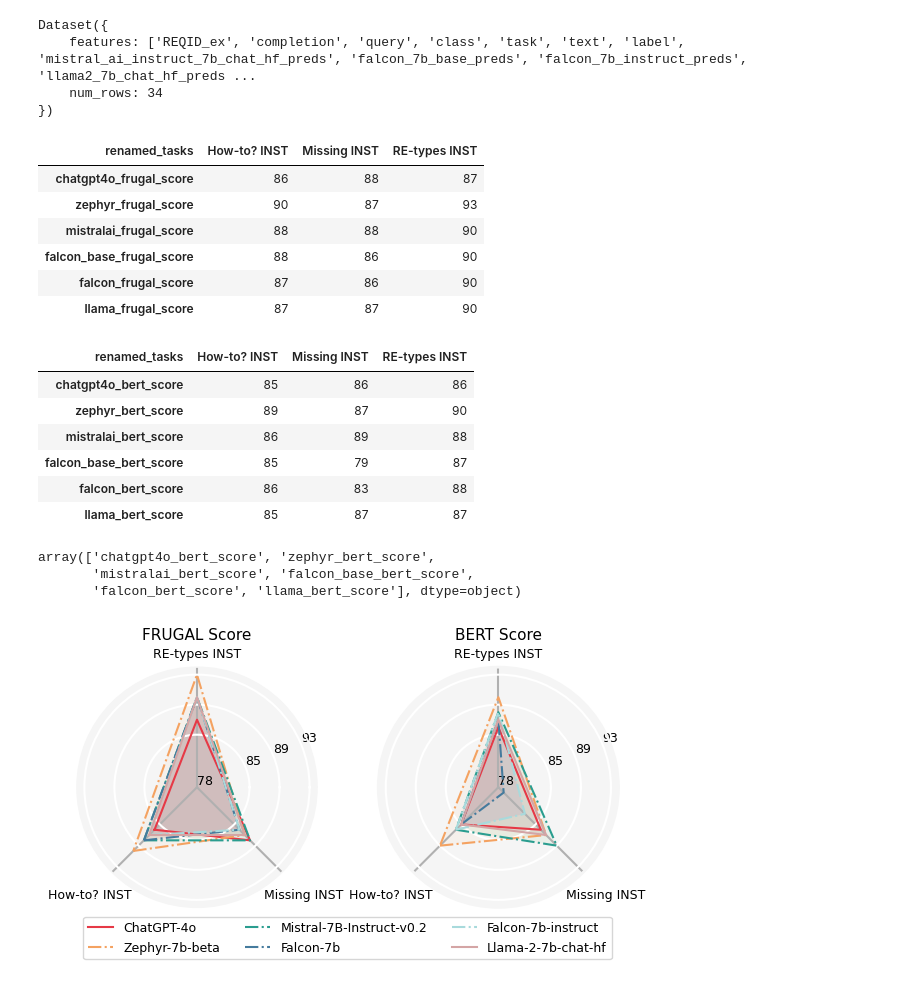
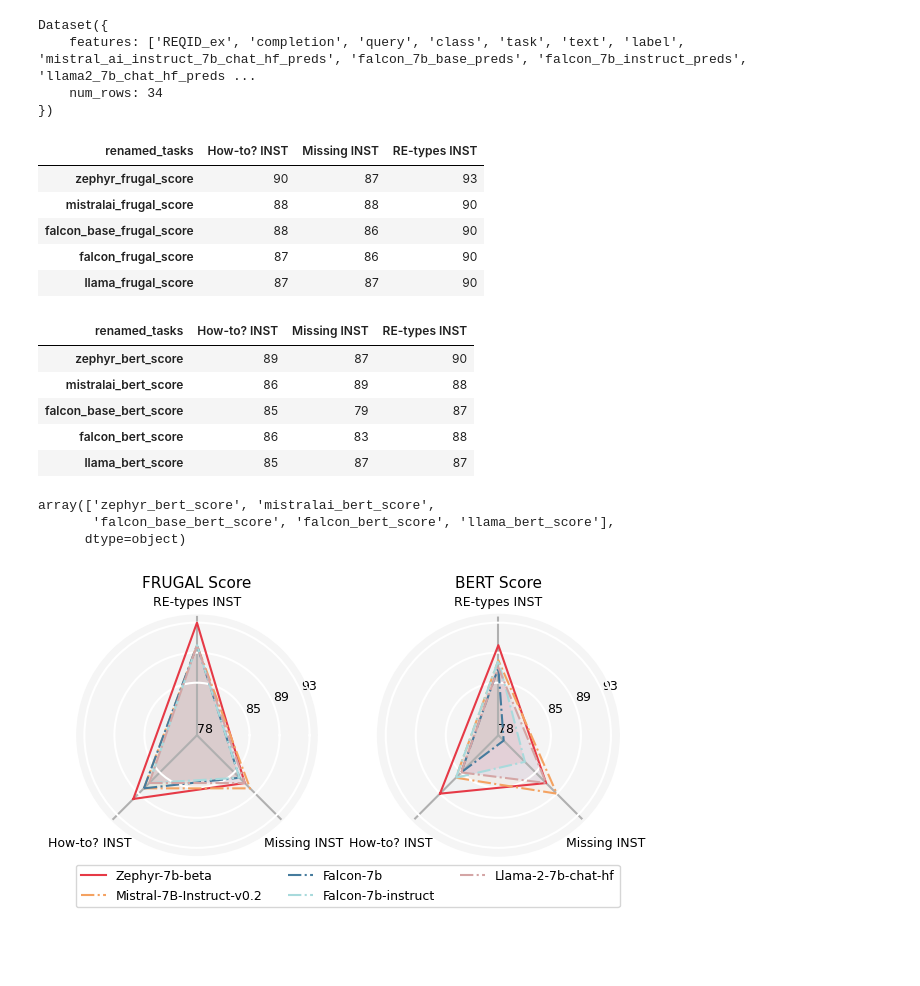
Before and after one commit to kasrahabib/ReqBrain, a Jupyter notebook: evaluations/automated_nlp_evaluations/paper_visualisations.ipynb, the cells around one changed output. Cells and saved outputs as stored; diff of their text form; code cells hidden in the pictures; blank space fills up the shorter version.

```diff
--- a/evaluations/automated_nlp_evaluations/paper_visualisations.ipynb
+++ b/evaluations/automated_nlp_evaluations/paper_visualisations.ipynb
@@ -119,13 +119,12 @@ frugal_stats = frugal_stats.applymap(lambda x: np.ceil(x)).astype(int)
 bert_stats = evaluation_set_df.groupby(by = 'renamed_tasks')[bert_labels].mean() * 100
 bert_stats = bert_stats.applymap(lambda x: np.ceil(x)).astype(int)
 
-frugal_stats = frugal_stats.T
-bert_stats = bert_stats.T
+frugal_stats = frugal_stats.T.iloc[1:] # excluding chatgpt-4o .iloc[1:]
+bert_stats = bert_stats.T.iloc[1:] # excluding chatgpt-4o .iloc[1:]
 # %%
 frugal_stats
 # %% [output]
 | renamed_tasks | How-to? INST | Missing INST | RE-types INST |
-| chatgpt4o_frugal_score | 86 | 88 | 87 |
 | zephyr_frugal_score | 90 | 87 | 93 |
 | mistralai_frugal_score | 88 | 88 | 90 |
 | falcon_base_frugal_score | 88 | 86 | 90 |
@@ -135,7 +134,6 @@ frugal_stats
 bert_stats
 # %% [output]
 | renamed_tasks | How-to? INST | Missing INST | RE-types INST |
-| chatgpt4o_bert_score | 85 | 86 | 86 |
 | zephyr_bert_score | 89 | 87 | 90 |
 | mistralai_bert_score | 86 | 89 | 88 |
 | falcon_base_bert_score | 85 | 79 | 87 |
@@ -143,8 +141,8 @@ bert_stats
 | llama_bert_score | 85 | 87 | 87 |
 # %%
 label_mapper = {
-    'chatgpt4o_frugal_score': 'ChatGPT-4o',
-    'chatgpt4o_bert_score': 'ChatGPT-4o',
+    # 'chatgpt4o_frugal_score': 'ChatGPT-4o',
+    # 'chatgpt4o_bert_score': 'ChatGPT-4o',
     'zephyr_bert_score': 'Zephyr-7b-beta',
     'mistralai_bert_score': 'Mistral-7B-Instruct-v0.2',
     'falcon_base_bert_score': 'Falcon-7b',
@@ -167,14 +165,14 @@ bert_line_names = bert_stats.index.to_numpy()
 # %%
 bert_line_names
 # %% [output]
-array(['chatgpt4o_bert_score', 'zephyr_bert_score',
-       'mistralai_bert_score', 'falcon_base_bert_score',
-       'falcon_bert_score', 'llama_bert_score'], dtype=object)
+array(['zephyr_bert_score', 'mistralai_bert_score',
+       'falcon_base_bert_score', 'falcon_bert_score', 'llama_bert_score'],
+      dtype=object)
 # %%
 import matplotlib.colors as mcolors
 
-
-custom_colors = ['#E63946', '#F4A261', '#2A9D8F', '#457B9D', '#A8DADC', '#D4A5A5', '#6A4C93']
+# '#2A9D8F',
+custom_colors = ['#E63946', '#F4A261', '#457B9D', '#A8DADC', '#D4A5A5', '#6A4C93']
 
 custom_cmap = mcolors.ListedColormap(custom_colors)
 line_colors = custom_colors
@@ -239,31 +237,31 @@ for i, val in enumerate(values_plot_2):
     ax2.plot(angles, val_closed, linewidth = 1.5, linestyle = line_styles[i % len(line_styles)], label=line_names_plot_2[i], color=line_colors[i])
     ax2.fill(angles, val_closed, alpha=0.02 * (i+1))
 
 
 label_angles_2 = np.linspace(0, 2 * np.pi, len(labels_plot_2), endpoint=False).tolist()
 ax2.set_xticks(angles[:-1])
 ax2.set_xticklabels(labels_plot_2, rotation = 0, ha = 'center')
 
 
 ax2.spines['polar'].set_color('whitesmoke')
 ax2.spines['polar'].set_linewidth(2)
 ax2.yaxis.grid(True, color = 'white')
 
 ax2.tick_params(colors= 'black', width = 50, labelsize = 9, grid_linewidth = 1.5, grid_linestyle = '-')
 
 ticks = ax2.get_xticklabels()
 paddings = [-0.1, -0.1, 0.05]
 for tick, pad, rot in zip(ticks, paddings, angles):
     tick.set_position((tick.get_position()[0], pad))
 
 handles, labels = ax1.get_legend_handles_labels()
 fig.legend(handles, labels, loc='center', bbox_to_anchor=(0.5, -0.05), ncol = 3, fontsize = 9, )
 
 
 plt.subplots_adjust(wspace = -0.7)
 plt.tight_layout()
 plt.savefig('./spider_chart.pdf', bbox_inches = 'tight')
 
 plt.show()
 # %% [output]
-[figure, old version]
+[figure, new version]
```
Also changed, not shown: 7 other files.
